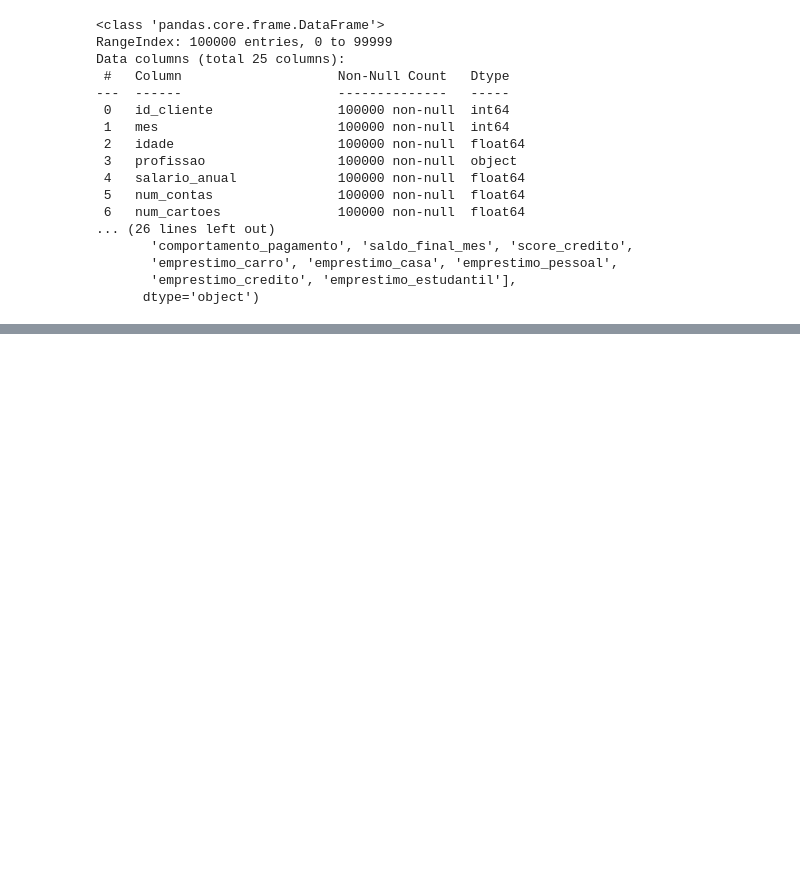
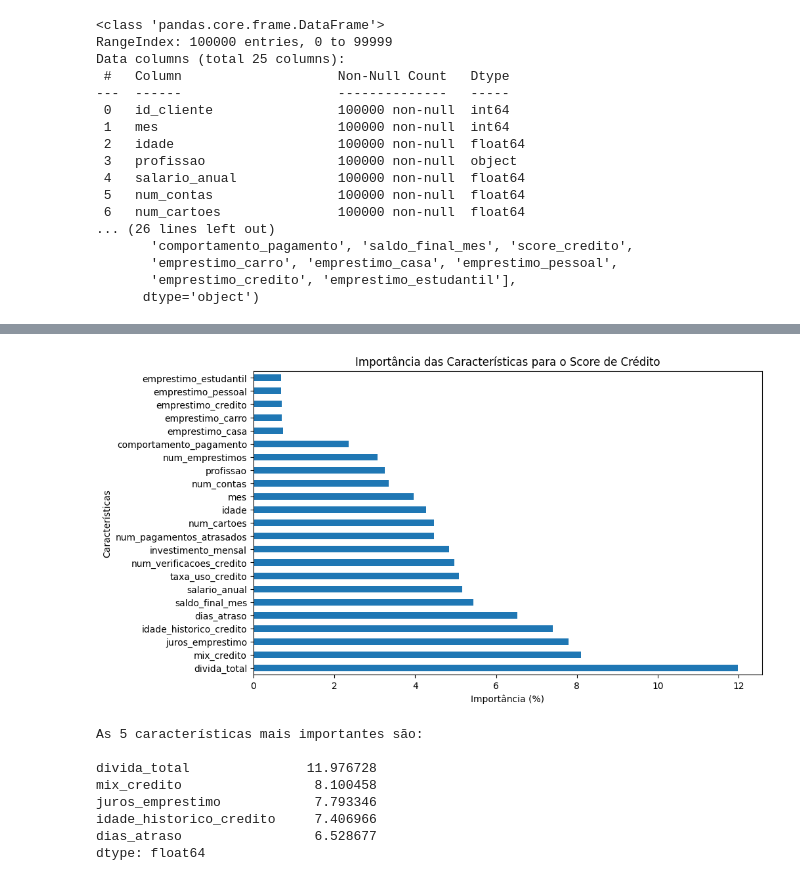
Before and after one commit to ju-liana-rodrigues/estudo-de-caso-score, a Jupyter notebook: projetoinicial.ipynb, the cells around one changed output, grey strips where cells are left out. Saved outputs shown, nothing was run; the diff lists cells and outputs as text; code cells hidden in the pictures; blank space fills up the shorter version.

```diff
--- a/projetoinicial.ipynb
+++ b/projetoinicial.ipynb
@@ -103,0 +128,11 @@ x_treino, x_teste, y_treino, y_teste = train_test_split(x, y, test_size=0.3, ran
+# %%
+from sklearn.ensemble import RandomForestClassifier
+from sklearn.neighbors import KNeighborsClassifier
+
+
+modelo_arvore = RandomForestClassifier() # modelo arvore de decisao
+modelo_knn = KNeighborsClassifier() # modelo do KNN (nearest neighbors - vizinhos mais proximos)
+# %%
+# treinando os modelos
+modelo_arvore.fit(x_treino, y_treino)
+modelo_knn.fit(x_treino, y_treino)
@@ -103,0 +201,34 @@ x_treino, x_teste, y_treino, y_teste = train_test_split(x, y, test_size=0.3, ran
+# %%
+import pandas as pd
+import matplotlib.pyplot as plt
+
+# Obtém os nomes das colunas e as importâncias das features
+feature_importances = pd.Series(modelo_arvore.feature_importances_, index=x_teste.columns)
+
+# Ordena as features por importância
+feature_importances = feature_importances.sort_values(ascending=False)
+
+# Calcula a porcentagem de importância
+feature_importances = feature_importances * 100
+
+# Cria um gráfico de barras para visualizar as importâncias
+plt.figure(figsize=(10,6))
+feature_importances.plot(kind='barh')
+plt.xlabel('Importância (%)')
+plt.ylabel('Características')
+plt.title('Importância das Características para o Score de Crédito')
+plt.show()
+
+# Imprime as 5 features mais importantes
+print("As 5 características mais importantes são:\n")
+print(feature_importances.head(5))
+# %% [output]
+[figure, added]
+As 5 características mais importantes são:
+
+divida_total               11.976728
+mix_credito                 8.100458
+juros_emprestimo            7.793346
+idade_historico_credito     7.406966
+dias_atraso                 6.528677
+dtype: float64
```
Also changed, not shown: parts of 13 cells of this notebook.
